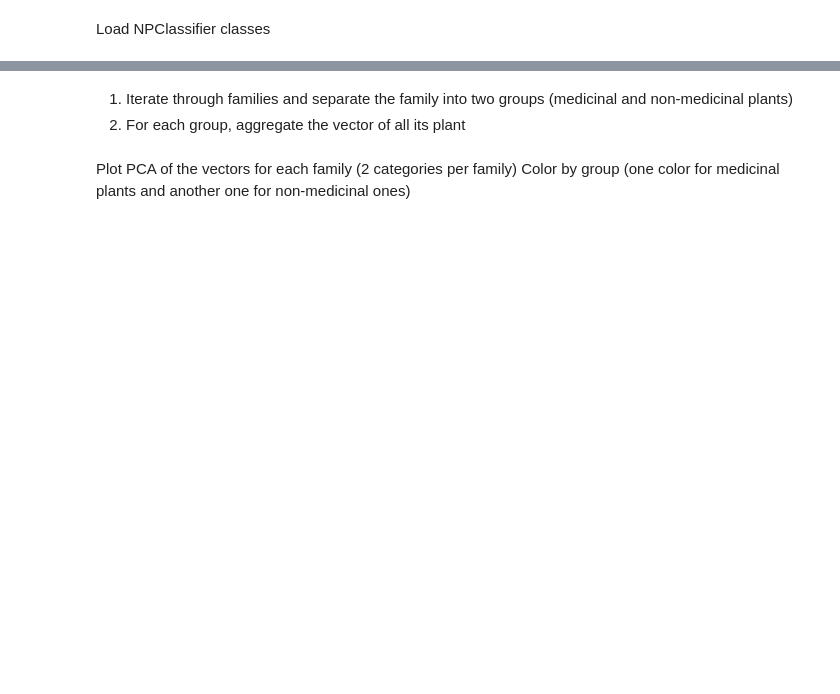
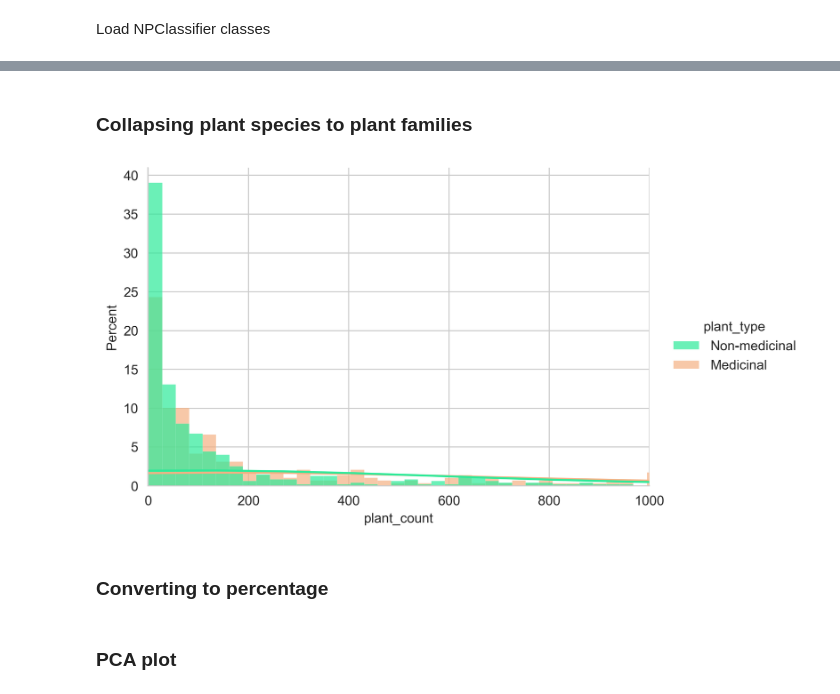
Before and after one commit to enveda/plant-chemical-space, a Jupyter notebook: notebooks/plant_chemical_similarity.ipynb, the cells around one changed output, grey strips where cells are left out. Cells and saved outputs as stored; diff of their text form; code cells hidden in the pictures; blank space fills up the shorter version.

```diff
--- a/notebooks/plant_chemical_similarity.ipynb
+++ b/notebooks/plant_chemical_similarity.ipynb
@@ -127,10 +289,50 @@ plant_to_npclassifier_vectors = create_np_classifier_vectors()
+# %% [markdown]
+### Collapsing plant species to plant families
 # %%
 _, family_to_species = get_genus_and_family_info_for_plants(
     set(plant_chemical_df.plant_curie.unique())
 )
-# %% [markdown]
-1. Iterate through families and separate the family into two groups (medicinal and non-medicinal plants)
-2. For each group, aggregate the vector of all its plant
-# %% [markdown]
-Plot PCA of the vectors for each family (2 categories per family)
-Color by group (one color for medicinal plants and another one for non-medicinal ones)
+# %%
+def get_familiy_stats():
+
+    family_data = []
+
+    for family_name in tqdm(family_to_species):
+        tmp = plant_chemical_df[plant_chemical_df['plant_curie'].isin(family_to_species[family_name])]
+        val_counts = tmp['plant_type'].value_counts().to_dict()
+
+        for plant_type, plant_count in val_counts.items():
+            family_data.append({
+                'family': family_name,
+                'plant_count': plant_count,
+                'plant_type': plant_type
+            })
+
+    df = pd.DataFrame(family_data)
+    df.set_index('family', inplace=True)
+    df.fillna(0, inplace=True)
+
+    g = sns.displot(
+        data=df,
+        x='plant_count',
+        hue='plant_type',
+        stat="percent",
+        kde=True,
+        common_norm=False,
+        height=4,
+        aspect=1.5,
+        bins=1000,
+        alpha=0.7,
+        palette={
+            'Medicinal': '#f4b183',
+            'Non-medicinal': '#2dea99',
+        },
+    )
+
+    g.set(xlim=(-1, 1000))
+
+    plt.show()
+# %%
+get_familiy_stats()
+# %% [output]
+[figure, added]
@@ -136,0 +373,4 @@ Color by group (one color for medicinal plants and another one for non-medicinal
+# %% [markdown]
+### Converting to percentage
+# %% [markdown]
+### PCA plot
```
Also changed, not shown: parts of 54 cells of this notebook, 1 other file.
